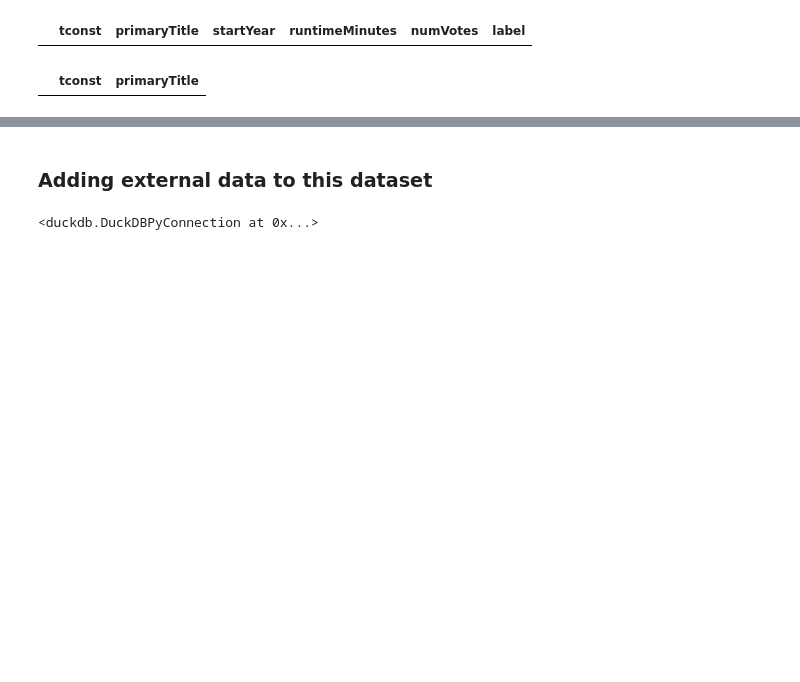
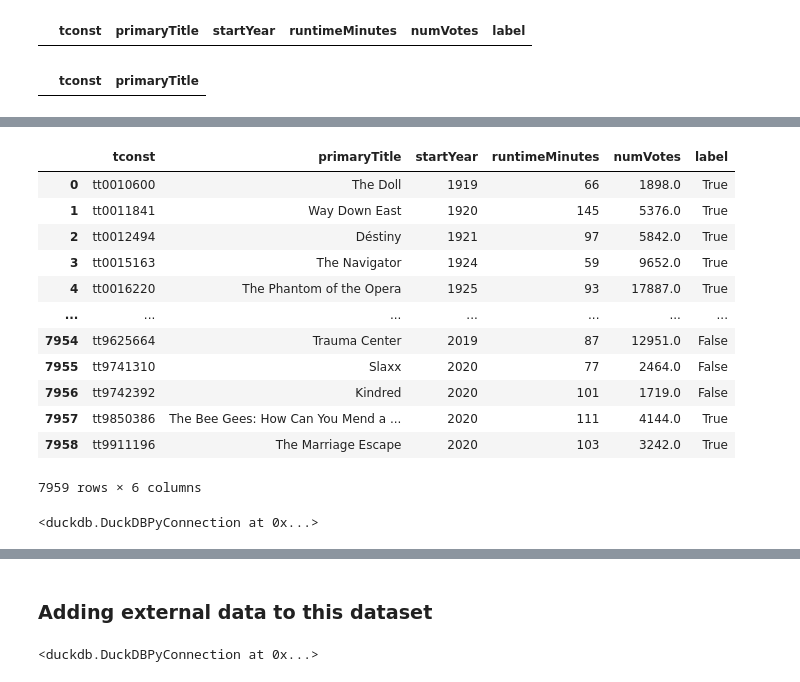
Before and after one commit to Rohan-Deshamudre/big-data-course-2022-projects, a Jupyter notebook: imdb/IMDB-Revisited.ipynb, the cells around one changed output, grey strips where cells are left out. Saved outputs shown, nothing was run; the diff lists cells and outputs as text; code cells hidden in the pictures; blank space fills up the shorter version.

Commit message:
added winsorized mean

```diff
--- a/imdb/IMDB-Revisited.ipynb
+++ b/imdb/IMDB-Revisited.ipynb
@@ -342,0 +360,15 @@ con.execute('''
+# %%
+import pyspark
+from pyspark.sql import SparkSession
+from pyspark.sql import Row
+from pyspark.sql.functions import col, when
+from scipy.stats.mstats import winsorize
+
+spark = SparkSession \
+    .builder \
+    .appName("Big Data Project") \
+    .config("spark.some.config.option", "some-value") \
+    .getOrCreate()
+# %%
+spark_training_set = spark.createDataFrame(training_set)
+spark_training_set.show()
@@ -342,0 +393,24 @@ con.execute('''
+# %%
+def replace_null_with_winsorized_mean(df, column_name):
+    """
+    This function replaces null values in a column with the winsorized mean of the column.
+    """
+
+    # Compute the median of the column
+    median_value = df.selectExpr(f"percentile_approx({column_name}, 0.5)").collect()[0][0]
+
+    # Replace null values with the median
+    df = df.withColumn(column_name, when(col(column_name) == 'NaN', median_value).otherwise(col(column_name)))
+
+    # Compute the winsorized mean of the column
+    column = df.select(column_name).rdd.flatMap(lambda x: x).collect()
+    winsorized_mean = winsorize(column, limits=[0.05, 0.05]).mean()
+
+    # Replace null values with winsorized mean
+    df = df.withColumn(column_name, when(col(column_name) == 'NaN', winsorized_mean).otherwise(col(column_name)))
+
+    return df
+# %%
+spark_training_set = spark_training_set.withColumn("numVotes", col("numVotes").cast("float"))
+spark_training_set = replace_null_with_winsorized_mean(spark_training_set, 'numVotes')
+spark_training_set.show()
@@ -342,0 +435,26 @@ con.execute('''
+# %%
+pd_training_set = spark_training_set.toPandas()
+pd_training_set
+# %% [output]
+|  | tconst | primaryTitle | startYear | runtimeMinutes | numVotes | label |
+| 0 | tt0010600 | The Doll | 1919 | 66 | 1898.0 | True |
+| 1 | tt0011841 | Way Down East | 1920 | 145 | 5376.0 | True |
+| 2 | tt0012494 | Déstiny | 1921 | 97 | 5842.0 | True |
+| 3 | tt0015163 | The Navigator | 1924 | 59 | 9652.0 | True |
+| 4 | tt0016220 | The Phantom of the Opera | 1925 | 93 | 17887.0 | True |
+| ... | ... | ... | ... | ... | ... | ... |
+| 7954 | tt9625664 | Trauma Center | 2019 | 87 | 12951.0 | False |
+| 7955 | tt9741310 | Slaxx | 2020 | 77 | 2464.0 | False |
+| 7956 | tt9742392 | Kindred | 2020 | 101 | 1719.0 | False |
+| 7957 | tt9850386 | The Bee Gees: How Can You Mend a ... | 2020 | 111 | 4144.0 | True |
+| 7958 | tt9911196 | The Marriage Escape | 2020 | 103 | 3242.0 | True |
+7959 rows × 6 columns
+# %%
+con.execute('''
+    DROP TABLE IF EXISTS training_set
+''')
+con.execute('''
+    CREATE TABLE training_set AS SELECT * FROM pd_training_set
+''')
+# %% [output]
+<duckdb.DuckDBPyConnection at 0x...>
```
Also changed, not shown: parts of 8 cells of this notebook.
